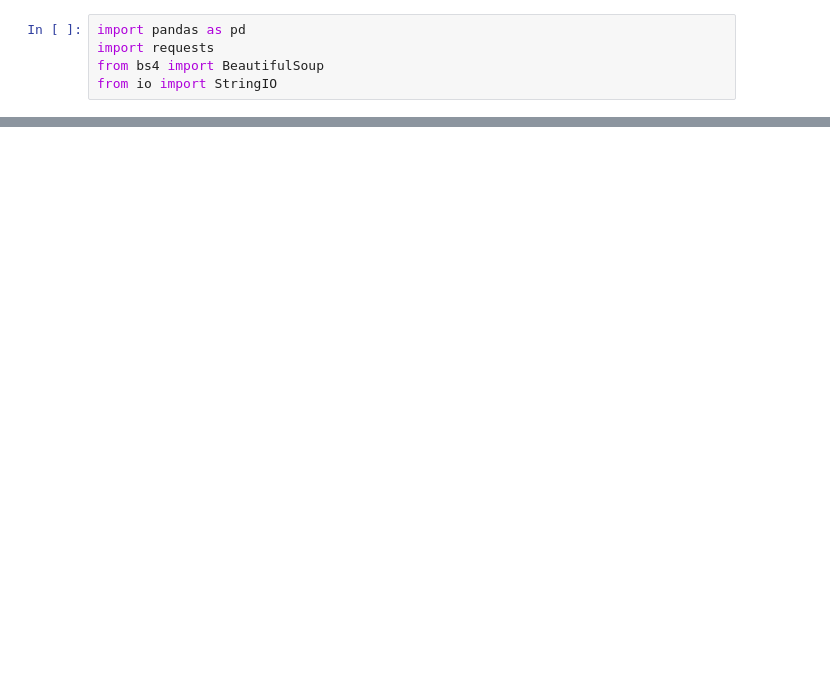
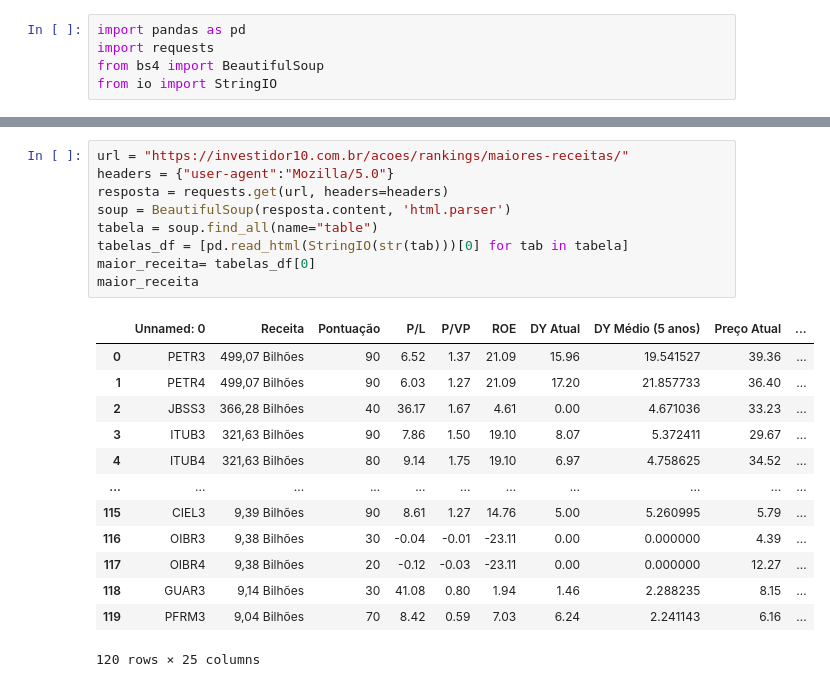
Before and after one commit to BrunoOJ/PYTHON-PARA-INVESTIMENTOS, a Jupyter notebook: Raspagem_de_dados.ipynb, the cells around one changed output, grey strips where cells are left out. Drawn from its saved outputs; the diff is of its cells as text; blank space fills up the shorter version.

```diff
--- a/Raspagem_de_dados.ipynb
+++ b/Raspagem_de_dados.ipynb
@@ -28,0 +263,23 @@ maior_DY
+# %%
+url = "https://investidor10.com.br/acoes/rankings/maiores-receitas/"
+headers = {"user-agent":"Mozilla/5.0"}
+resposta = requests.get(url, headers=headers)
+soup = BeautifulSoup(resposta.content, 'html.parser')
+tabela = soup.find_all(name="table")
+tabelas_df = [pd.read_html(StringIO(str(tab)))[0] for tab in tabela]
+maior_receita= tabelas_df[0]
+maior_receita
+# %% [output]
+|  | Unnamed: 0 | Receita | Pontuação | P/L | P/VP | ROE | DY Atual | DY Médio (5 anos) | Preço Atual | ... |
+| 0 | PETR3 | 499,07 Bilhões | 90 | 6.52 | 1.37 | 21.09 | 15.96 | 19.541527 | 39.36 | ... |
+| 1 | PETR4 | 499,07 Bilhões | 90 | 6.03 | 1.27 | 21.09 | 17.20 | 21.857733 | 36.40 | ... |
+| 2 | JBSS3 | 366,28 Bilhões | 40 | 36.17 | 1.67 | 4.61 | 0.00 | 4.671036 | 33.23 | ... |
+| 3 | ITUB3 | 321,63 Bilhões | 90 | 7.86 | 1.50 | 19.10 | 8.07 | 5.372411 | 29.67 | ... |
+| 4 | ITUB4 | 321,63 Bilhões | 80 | 9.14 | 1.75 | 19.10 | 6.97 | 4.758625 | 34.52 | ... |
+| ... | ... | ... | ... | ... | ... | ... | ... | ... | ... | ... |
+| 115 | CIEL3 | 9,39 Bilhões | 90 | 8.61 | 1.27 | 14.76 | 5.00 | 5.260995 | 5.79 | ... |
+| 116 | OIBR3 | 9,38 Bilhões | 30 | -0.04 | -0.01 | -23.11 | 0.00 | 0.000000 | 4.39 | ... |
+| 117 | OIBR4 | 9,38 Bilhões | 20 | -0.12 | -0.03 | -23.11 | 0.00 | 0.000000 | 12.27 | ... |
+| 118 | GUAR3 | 9,14 Bilhões | 30 | 41.08 | 0.80 | 1.94 | 1.46 | 2.288235 | 8.15 | ... |
+| 119 | PFRM3 | 9,04 Bilhões | 70 | 8.42 | 0.59 | 7.03 | 6.24 | 2.241143 | 6.16 | ... |
+120 rows × 25 columns
```
Also changed, not shown: parts of 15 cells of this notebook.
